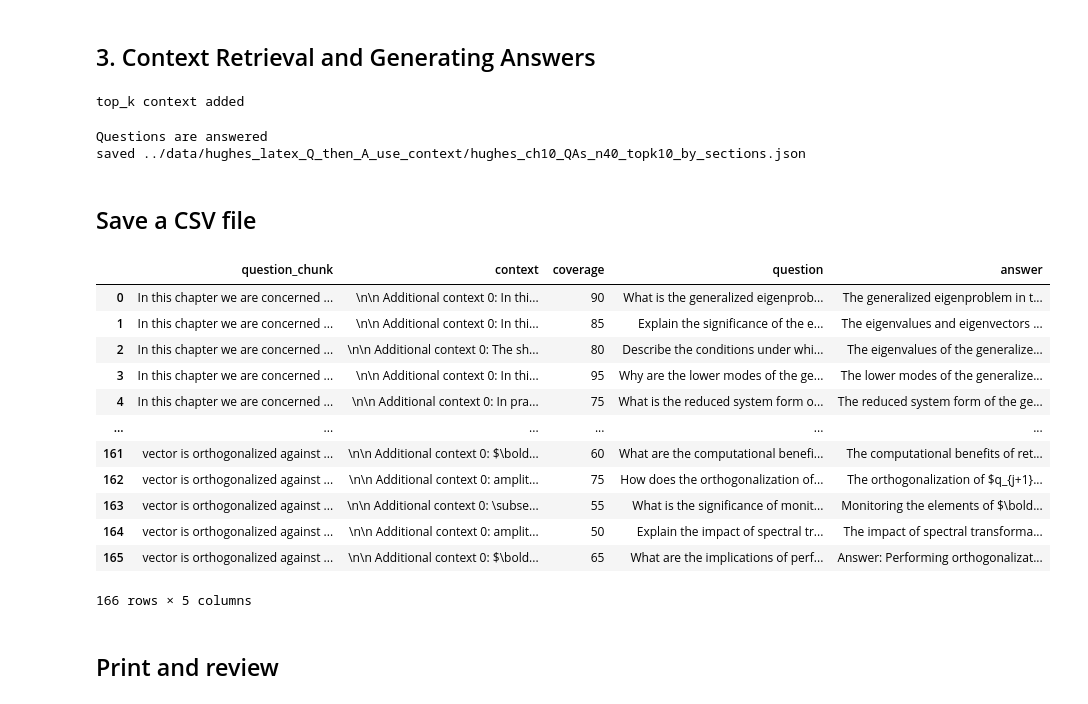
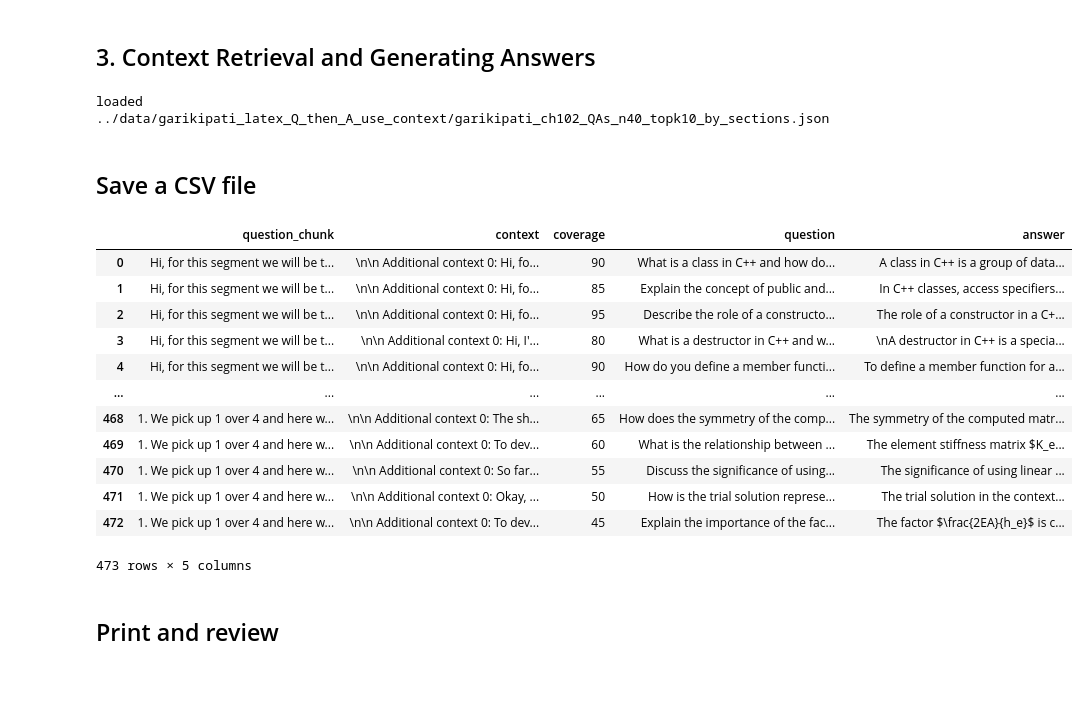
Before and after one commit to my-ai-university/finite-element-method, a Jupyter notebook: notebooks/main_latex_embeddings.ipynb, the cells around one changed output. Cells and saved outputs as stored; diff of their text form; code cells hidden in the pictures.

Commit message:
add garikipati lectures

```diff
--- a/notebooks/main_latex_embeddings.ipynb
+++ b/notebooks/main_latex_embeddings.ipynb
@@ -50,10 +50,11 @@ client = OpenAI(api_key=api_key)
 
 production_mode = True
 chunk_by_section = True
-chpt_for_quest_answ = 10
+chpt_for_quest_answ = 102
+author_for_quest_answ = "garikipati"
 
 if production_mode == False:
-    llm_model_questions = "gpt-4o-mini"
+    llm_model_questions = "gpt-4o"
     llm_model_answers = llm_model_questions     # option to run different model
     embedding_size = "large"                    # small or large
 elif production_mode == True:
@@ -62,9 +63,10 @@ elif production_mode == True:
     embedding_size = "large"                    # small or large
 
 embedding_model = f"text-embedding-3-{embedding_size}"  # NOTE: this must be the same for all embeddings.
+author_for_quest_answ = author_for_quest_answ.lower()
 
 # Setting path for root data folder
-main_dir = '../data/hughes_latex_Q_then_A_use_context'
+main_dir = f'../data/{author_for_quest_answ}_latex_Q_then_A_use_context'
 
 if not os.path.exists(main_dir):
     os.makedirs(main_dir)
@@ -159,7 +181,11 @@ I only ran Chapter One.
 
 
 chapter = chpt_for_quest_answ
-latex_file_path = f'../data/FEM_Hughes_LaTeX_Textbook/chapter{chapter}.tex'
+
+if author_for_quest_answ == "hughes":
+    latex_file_path = f'../data/FEM_Hughes_LaTeX_Textbook/chapter{chapter}.tex'
+elif author_for_quest_answ == "garikipati":
+    latex_file_path = f'../data/FEM_Garikipati_lectures/chapter{chapter}.tex'
 
 max_questions = 40                             # max number of questions per chunk
 
@@ -188,9 +214,9 @@ def embed_all_q(questions):
 
 #------------------------------------------------------------------------
 if chunk_by_section == False:
-    questions_file_name = f"{main_dir}/hughes_ch{chapter}_Qs_n{max_questions}_tpc{tokens_per_chunk}_o{token_overlap}.json"
+    questions_file_name = f"{main_dir}/{author_for_quest_answ}_ch{chapter}_Qs_n{max_questions}_tpc{tokens_per_chunk}_o{token_overlap}.json"
 elif chunk_by_section == True:
-    questions_file_name = f"{main_dir}/hughes_ch{chapter}_Qs_n{max_questions}_by_sections_tpc{tokens_per_chunk}.json"
+    questions_file_name = f"{main_dir}/{author_for_quest_answ}_ch{chapter}_Qs_n{max_questions}_by_sections_tpc{tokens_per_chunk}.json"
     token_overlap = 0
 
 if not os.path.exists(questions_file_name):
@@ -256,9 +301,9 @@ top_k = 10   # number of retrieved closest contexts
 
 #------------------------------------------------------------------------
 if chunk_by_section == False:
-    questions_answers_file_name = f"{main_dir}/hughes_ch{chapter}_QAs_n{max_questions}_topk{top_k}_tpc{tokens_per_chunk}_o{token_overlap}.json"
+    questions_answers_file_name = f"{main_dir}/{author_for_quest_answ}_ch{chapter}_QAs_n{max_questions}_topk{top_k}_tpc{tokens_per_chunk}_o{token_overlap}.json"
 elif chunk_by_section == True:
-    questions_answers_file_name = f"{main_dir}/hughes_ch{chapter}_QAs_n{max_questions}_topk{top_k}_by_sections.json"
+    questions_answers_file_name = f"{main_dir}/{author_for_quest_answ}_ch{chapter}_QAs_n{max_questions}_topk{top_k}_by_sections.json"
 
 if not os.path.exists(questions_answers_file_name):
 
@@ -293,51 +338,49 @@ else:
 
     print('loaded', questions_answers_file_name)
 # %% [output]
-top_k context added
+loaded ../data/garikipati_latex_Q_then_A_use_context/garikipati_ch102_QAs_n40_topk10_by_sections.json
-Questions are answered
-saved ../data/hughes_latex_Q_then_A_use_context/hughes_ch10_QAs_n40_topk10_by_sections.json
 # %% [markdown]
 ## Save a CSV file
 # %%
 """
 Mostafa:
 I think it's better to work with JSON/DataFrame in the code, but for reviewing QAs, CSV is easier to work with
 """
 
-csv_file_name = f"{main_dir}/hughes_ch{chapter}_QAs_n{max_questions}.csv"
+csv_file_name = f"{main_dir}/{author_for_quest_answ}_ch{chapter}_QAs_n{max_questions}.csv"
 # ----------------------------------
 
 data = []
 
 for item in questions_answers['data']:
     question_chunk = item['chunk']
     for sub_item in item['questions']:
         new_item = {}
         new_item['question_chunk'] = question_chunk
         for k,v in sub_item.items():
             if k == 'embedding':
                 continue
             new_item[k] = v
         data.append(new_item)
 
 # data[0]
 df = pd.DataFrame(data)[['question_chunk','context','coverage','question','answer']]
 df.to_csv(csv_file_name)
 df
 # %% [output]
 |  | question_chunk | context | coverage | question | answer |
-| 0 | In this chapter we are concerned ... | \n\n Additional context 0: In thi... | 90 | What is the generalized eigenprob... | The generalized eigenproblem in t... |
-| 1 | In this chapter we are concerned ... | \n\n Additional context 0: In thi... | 85 | Explain the significance of the e... | The eigenvalues and eigenvectors ... |
-| 2 | In this chapter we are concerned ... | \n\n Additional context 0: The sh... | 80 | Describe the conditions under whi... | The eigenvalues of the generalize... |
-| 3 | In this chapter we are concerned ... | \n\n Additional context 0: In thi... | 95 | Why are the lower modes of the ge... | The lower modes of the generalize... |
-| 4 | In this chapter we are concerned ... | \n\n Additional context 0: In pra... | 75 | What is the reduced system form o... | The reduced system form of the ge... |
+| 0 | Hi, for this segment we will be t... | \n\n Additional context 0: Hi, fo... | 90 | What is a class in C++ and how do... | A class in C++ is a group of data... |
+| 1 | Hi, for this segment we will be t... | \n\n Additional context 0: Hi, fo... | 85 | Explain the concept of public and... | In C++ classes, access specifiers... |
+| 2 | Hi, for this segment we will be t... | \n\n Additional context 0: Hi, fo... | 95 | Describe the role of a constructo... | The role of a constructor in a C+... |
+| 3 | Hi, for this segment we will be t... | \n\n Additional context 0: Hi, I'... | 80 | What is a destructor in C++ and w... | \nA destructor in C++ is a specia... |
+| 4 | Hi, for this segment we will be t... | \n\n Additional context 0: Hi, fo... | 90 | How do you define a member functi... | To define a member function for a... |
 | ... | ... | ... | ... | ... | ... |
-| 161 | vector is orthogonalized against ... | \n\n Additional context 0: $\bold... | 60 | What are the computational benefi... | The computational benefits of ret... |
-| 162 | vector is orthogonalized against ... | \n\n Additional context 0: amplit... | 75 | How does the orthogonalization of... | The orthogonalization of $q_{j+1}... |
-| 163 | vector is orthogonalized against ... | \n\n Additional context 0: \subse... | 55 | What is the significance of monit... | Monitoring the elements of $\bold... |
-| 164 | vector is orthogonalized against ... | \n\n Additional context 0: amplit... | 50 | Explain the impact of spectral tr... | The impact of spectral transforma... |
-| 165 | vector is orthogonalized against ... | \n\n Additional context 0: $\bold... | 65 | What are the implications of perf... | Answer: Performing orthogonalizat... |
+| 468 | 1. We pick up 1 over 4 and here w... | \n\n Additional context 0: The sh... | 65 | How does the symmetry of the comp... | The symmetry of the computed matr... |
+| 469 | 1. We pick up 1 over 4 and here w... | \n\n Additional context 0: To dev... | 60 | What is the relationship between ... | The element stiffness matrix $K_e... |
+| 470 | 1. We pick up 1 over 4 and here w... | \n\n Additional context 0: So far... | 55 | Discuss the significance of using... | The significance of using linear ... |
+| 471 | 1. We pick up 1 over 4 and here w... | \n\n Additional context 0: Okay, ... | 50 | How is the trial solution represe... | The trial solution in the context... |
+| 472 | 1. We pick up 1 over 4 and here w... | \n\n Additional context 0: To dev... | 45 | Explain the importance of the fac... | The factor $\frac{2EA}{h_e}$ is c... |
-166 rows × 5 columns
+473 rows × 5 columns
 # %% [markdown]
 ## Print and review
 # %%
```
Also changed, not shown: parts of 3 cells of this notebook, 7 other files.
